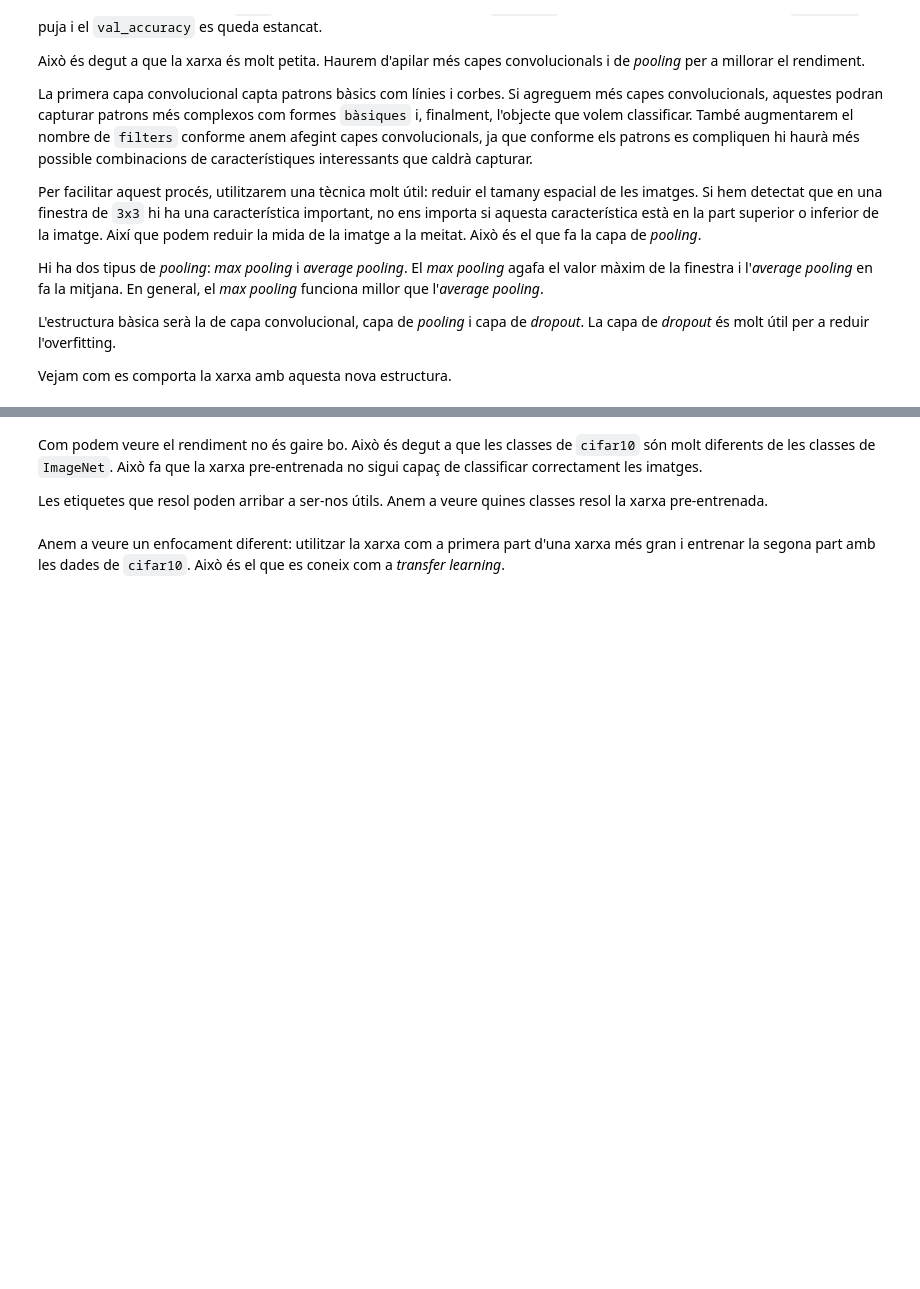
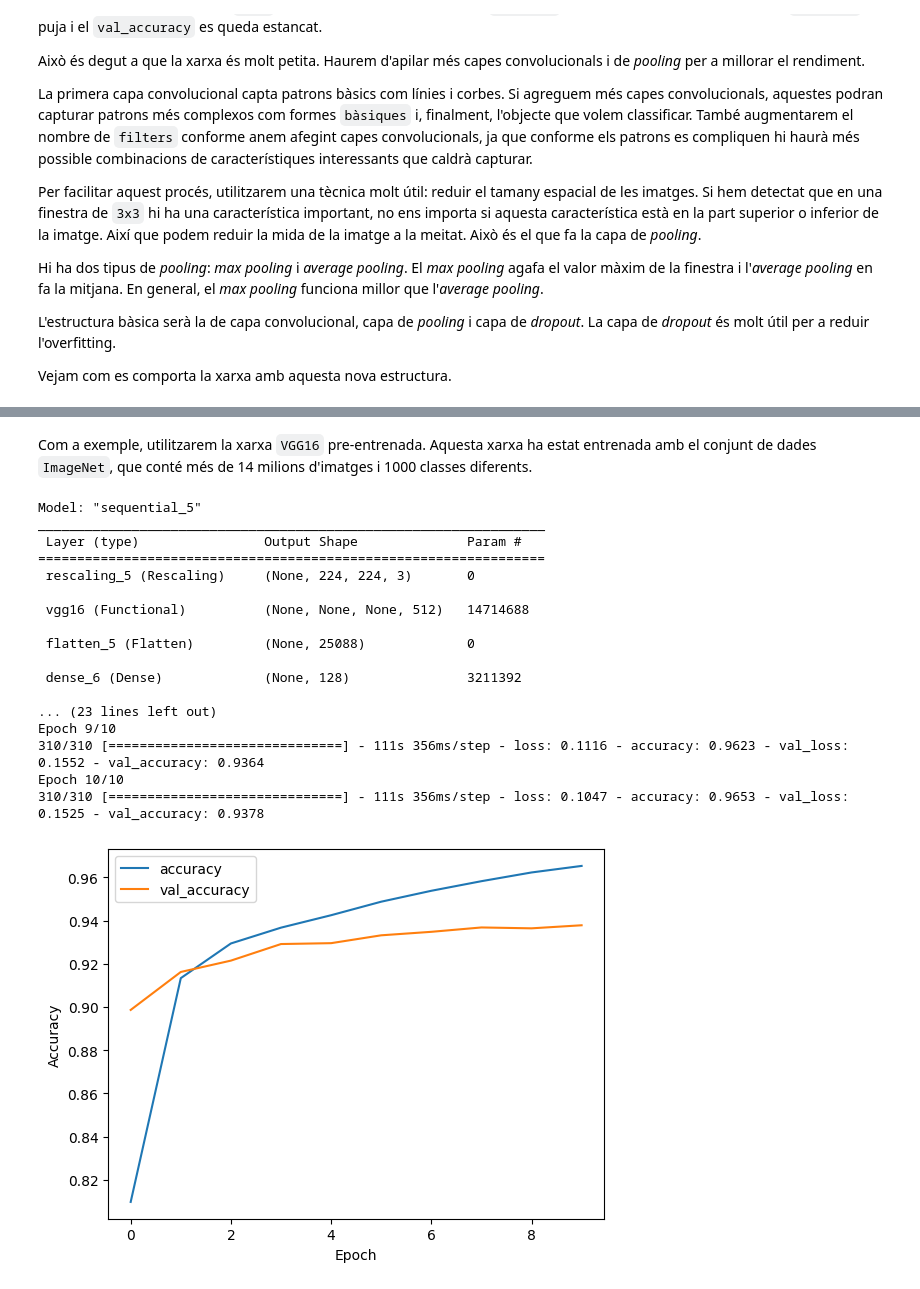
Before and after one commit to lawer/mia, a Jupyter notebook: apunts/8.-Reconeixement imatges/2_Classificacio_imatges_gossos_gats.ipynb, the cells around one changed output, grey strips where cells are left out. Drawn from its saved outputs; the diff is of its cells as text; code cells hidden in the pictures; blank space fills up the shorter version.

```diff
--- a/apunts/8.-Reconeixement imatges/2_Classificacio_imatges_gossos_gats.ipynb
+++ b/apunts/8.-Reconeixement imatges/2_Classificacio_imatges_gossos_gats.ipynb
@@ -424,4 +425,0 @@ model.evaluate(x_test, y_test)
-# %% [markdown]
-Com podem veure el rendiment no és gaire bo. Això és degut a que les classes de `cifar10` són molt diferents de les classes de `ImageNet`. Això fa que la xarxa pre-entrenada no sigui capaç de classificar correctament les imatges.
-
-Les etiquetes que resol poden arribar a ser-nos útils. Anem a veure quines classes resol la xarxa pre-entrenada.
@@ -443,21 +426,44 @@ plt.show()
-# %% [markdown]
-Anem a veure un enfocament diferent: utilitzar la xarxa com a primera part d'una xarxa més gran i entrenar la segona part amb les dades de `cifar10`. Això és el que es coneix com a _transfer learning_.
+# %% [markdown]
+Com a exemple, utilitzarem la xarxa `VGG16` pre-entrenada. Aquesta xarxa ha estat entrenada amb el conjunt de dades `ImageNet`, que conté més de 14 milions d'imatges i 1000 classes diferents.
 # %%
+from keras.applications import VGG16
+
 model = Sequential([
-    Rescaling(1./255, input_shape=(32, 32, 3)),
+    Rescaling(1./255, input_shape=(224, 224, 3)),
     VGG16(include_top=False),
     Flatten(),
     Dense(128, activation='relu'),
     Dense(10, activation='softmax')
 ])
 
 model.layers[1].trainable = False
 
 optimizer = keras.optimizers.Adam(learning_rate=0.00001)
 
 model.compile(optimizer=optimizer, loss='sparse_categorical_crossentropy', metrics=['accuracy'])
 
 model.summary()
 
-history = model.fit(x_train, y_train, epochs=10, batch_size=128, validation_data=(x_test, y_test))
+history = model.fit(ds_train, epochs=10, batch_size=128, validation_data=ds_test)
+
+plot_history(history)
+# %% [output]
+Model: "sequential_5"
+_________________________________________________________________
+ Layer (type)                Output Shape              Param #
+=================================================================
+ rescaling_5 (Rescaling)     (None, 224, 224, 3)       0
+
+ vgg16 (Functional)          (None, None, None, 512)   14714688
+
+ flatten_5 (Flatten)         (None, 25088)             0
+
+ dense_6 (Dense)             (None, 128)               3211392
+
+... (23 lines left out)
+Epoch 9/10
+310/310 [==============================] - 111s 356ms/step - loss: 0.1116 - accuracy: 0.9623 - val_loss: 0.1552 - val_accuracy: 0.9364
+Epoch 10/10
+310/310 [==============================] - 111s 356ms/step - loss: 0.1047 - accuracy: 0.9653 - val_loss: 0.1525 - val_accuracy: 0.9378
+[figure, added]
 # %% [markdown]
```
Also changed, not shown: parts of 11 cells of this notebook, 2 other files.
